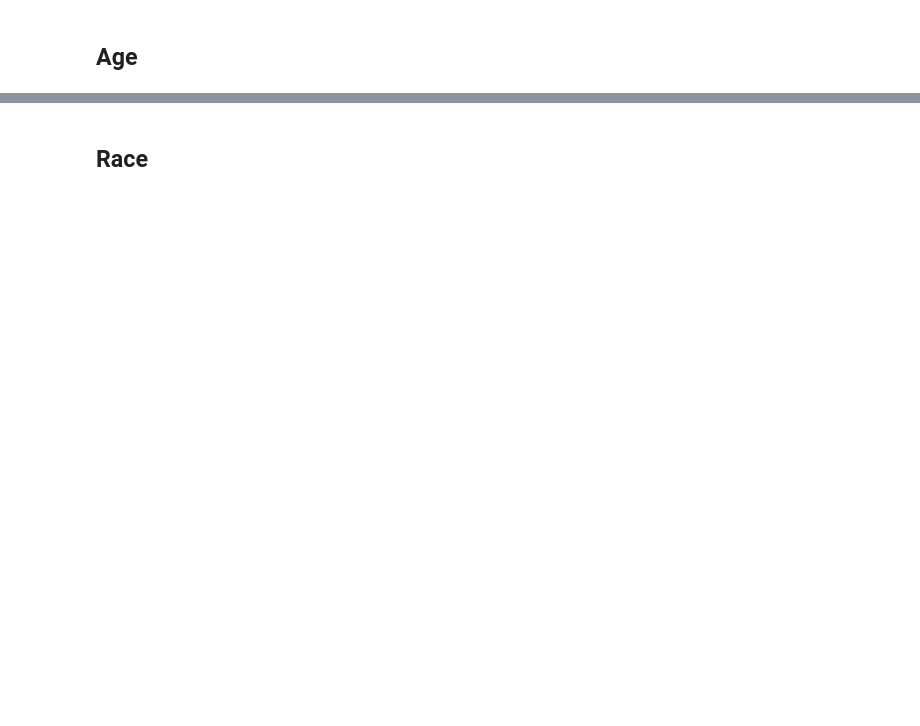
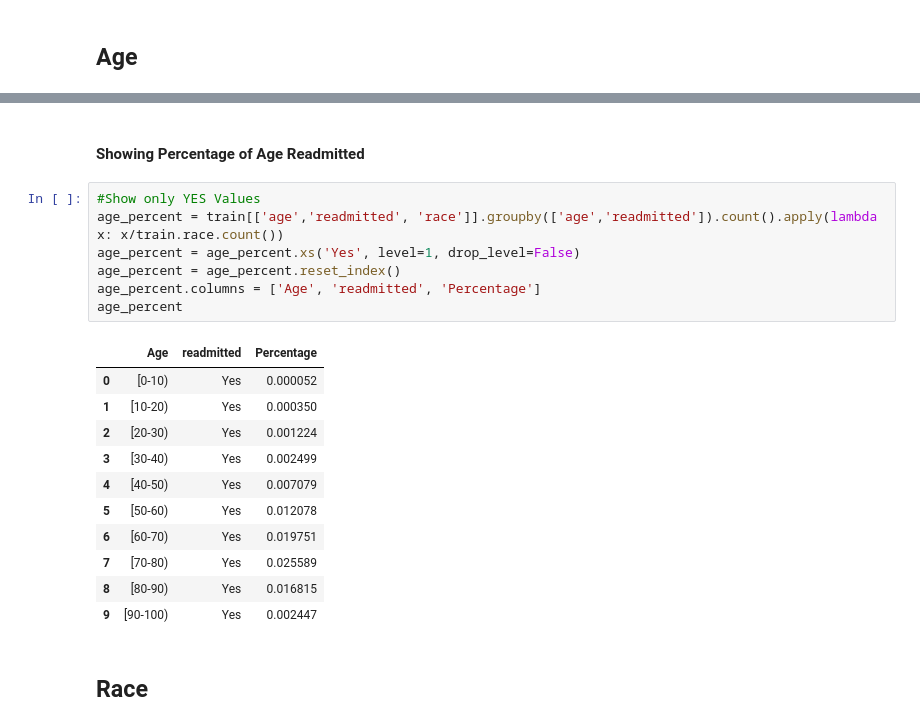
Before and after one commit to sagarwala12/HRRP, a Jupyter notebook: Visualizations_Final.ipynb, the cells around one changed output, grey strips where cells are left out. Cells and saved outputs as stored; diff of their text form; blank space fills up the shorter version.

Commit message:
Added tables displaying only Percentage of readmitted patients

```diff
--- a/Visualizations_Final.ipynb
+++ b/Visualizations_Final.ipynb
@@ -220,3 +277,24 @@ train[['age','readmitted', 'race']].groupby(['age','readmitted']).count().apply(
+# %% [markdown]
+#### Showing Percentage of Age Readmitted
+# %%
+#Show only YES Values
+age_percent = train[['age','readmitted', 'race']].groupby(['age','readmitted']).count().apply(lambda x: x/train.race.count())
+age_percent = age_percent.xs('Yes', level=1, drop_level=False)
+age_percent = age_percent.reset_index()
+age_percent.columns = ['Age', 'readmitted', 'Percentage']
+age_percent
+# %% [output]
+|  | Age | readmitted | Percentage |
+| 0 | [0-10) | Yes | 0.000052 |
+| 1 | [10-20) | Yes | 0.000350 |
+| 2 | [20-30) | Yes | 0.001224 |
+| 3 | [30-40) | Yes | 0.002499 |
+| 4 | [40-50) | Yes | 0.007079 |
+| 5 | [50-60) | Yes | 0.012078 |
+| 6 | [60-70) | Yes | 0.019751 |
+| 7 | [70-80) | Yes | 0.025589 |
+| 8 | [80-90) | Yes | 0.016815 |
+| 9 | [90-100) | Yes | 0.002447 |
 # %% [markdown]
 ## Race
 # %%
```
Also changed, not shown: parts of 26 cells of this notebook.
